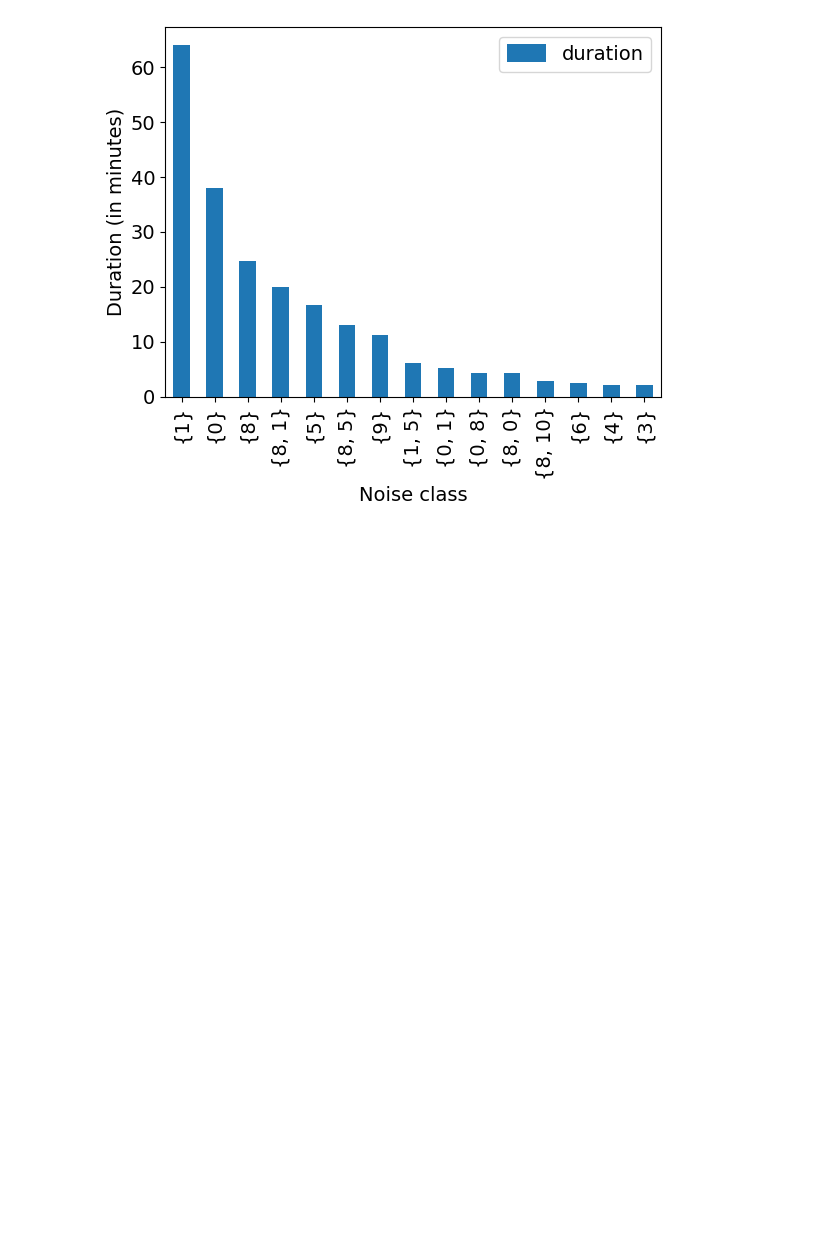
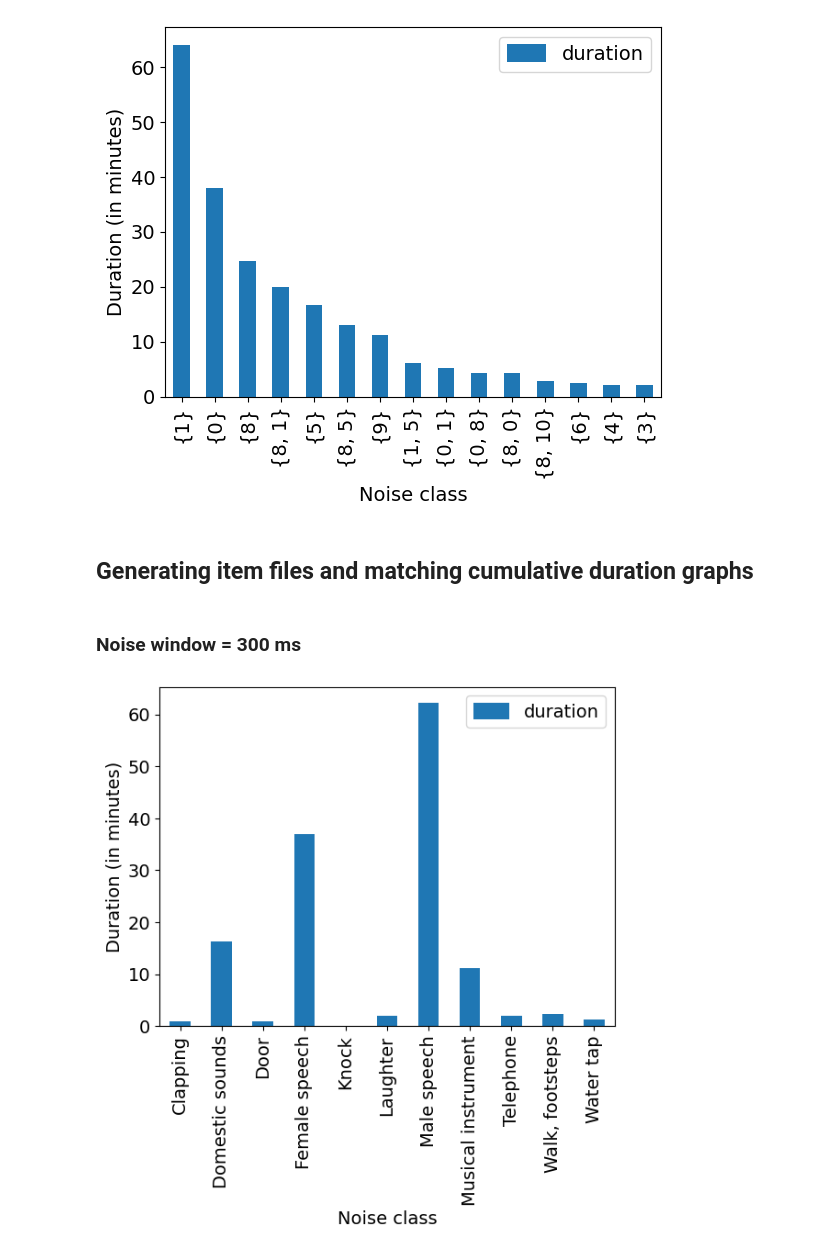
Before and after one commit to marianne-m/abx_noise, a Jupyter notebook: create_graphs.ipynb, the cells around one changed output. Cells and saved outputs as stored; diff of their text form; code cells hidden in the pictures; blank space fills up the shorter version.

Commit message:
Additionnal graphs

```diff
--- a/create_graphs.ipynb
+++ b/create_graphs.ipynb
@@ -10,6 +12,14 @@ data.generate_graphes("figures")
 [figure]
 [figure]
 [figure]
+# %% [markdown]
+## Generating item files and matching cumulative duration graphs
+# %% [markdown]
+### Noise window = 300 ms
 # %%
 data.generate_item_files(300)
 data.save_item_file("item_files")
+# %%
+cum_dur_by_class_graph(data.item_file.rename(columns={"onset": "frame_number"}), "figures/cum_dur_300ms.png", 300, False)
+# %% [output]
+[figure, added]
```
Also changed, not shown: parts of 6 cells of this notebook, 3 other files.
